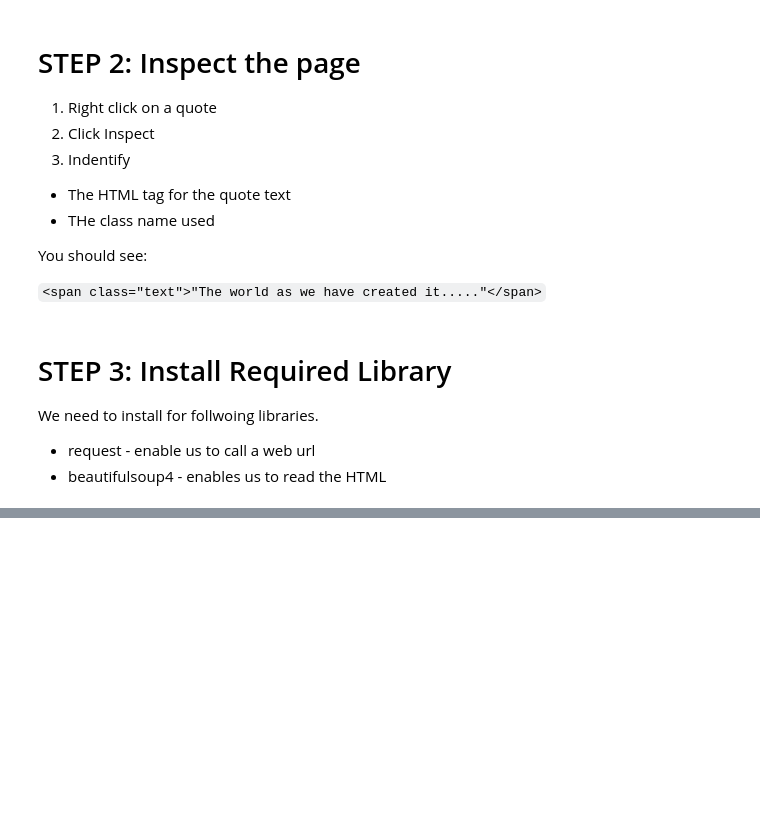
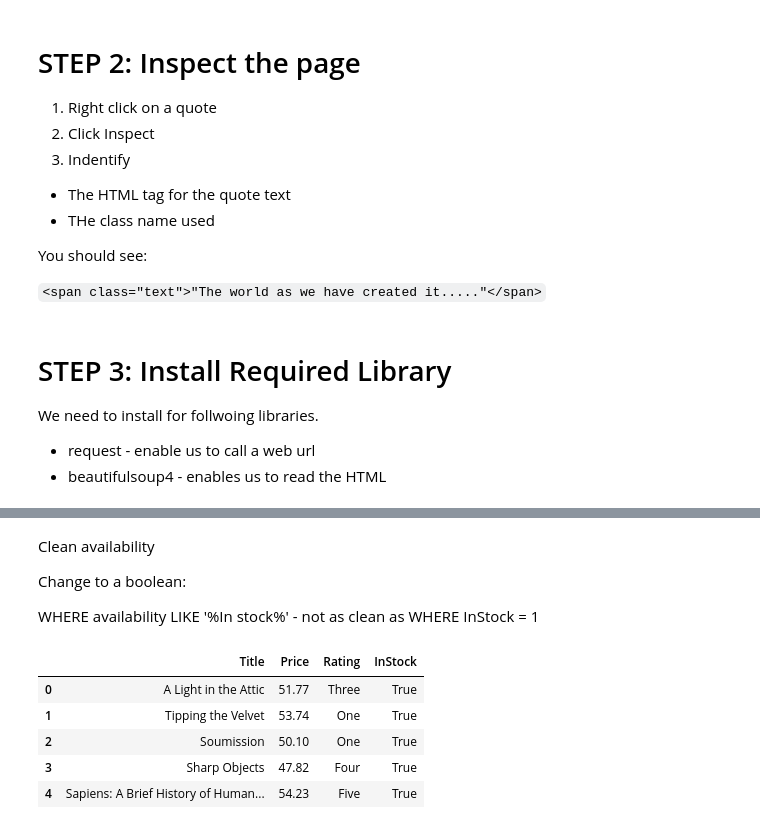
Before and after one commit to p-tech/wbs-dm-2026, a Jupyter notebook: web_scrape/Scrape_Elements.ipynb, the cells around one changed output, grey strips where cells are left out. Cells and saved outputs as stored; diff of their text form; code cells hidden in the pictures; blank space fills up the shorter version.

```diff
--- a/web_scrape/Scrape_Elements.ipynb
+++ b/web_scrape/Scrape_Elements.ipynb
@@ -194,0 +148,18 @@ Slect a website and extract eleemnts from the page
+# %% [markdown]
+Clean availability
+
+Change to a boolean:
+
+WHERE availability LIKE '%In stock%' - not as clean as WHERE InStock = 1
+# %%
+df["InStock"] = df["Availability"].str.contains("In stock")
+df.drop(columns=["Availability"], inplace=True)
+
+df.head()
+# %% [output]
+|  | Title | Price | Rating | InStock |
+| 0 | A Light in the Attic | 51.77 | Three | True |
+| 1 | Tipping the Velvet | 53.74 | One | True |
+| 2 | Soumission | 50.10 | One | True |
+| 3 | Sharp Objects | 47.82 | Four | True |
+| 4 | Sapiens: A Brief History of Human... | 54.23 | Five | True |
```
Also changed, not shown: parts of 36 cells of this notebook.
